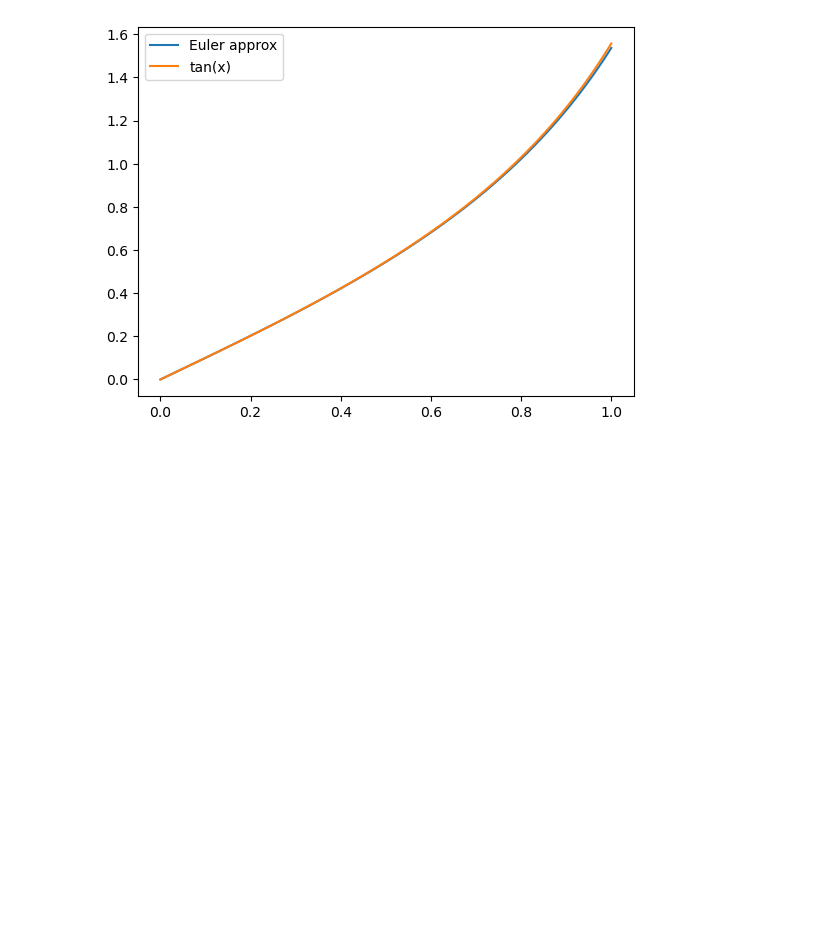
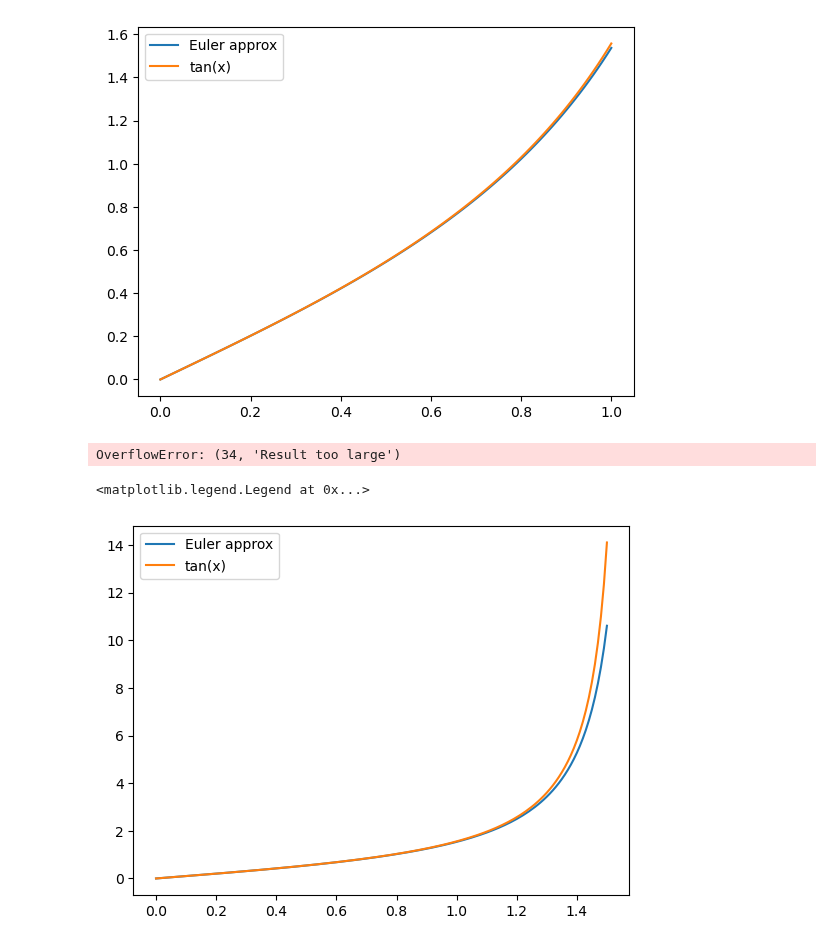
Before and after one commit to kparrine/Computational_Astro, a Jupyter notebook: C3/C3.ipynb, the cells around one changed output. Saved outputs shown, nothing was run; the diff lists cells and outputs as text; code cells hidden in the pictures; blank space fills up the shorter version.

```diff
--- a/C3/C3.ipynb
+++ b/C3/C3.ipynb
@@ -31,3 +39,18 @@ plt.legend()
 # %% [output]
 <matplotlib.legend.Legend at 0x...>
 [figure]
+# %%
+x_vals, y_vals = E_Method(xi=0,yi=0,steps=200) #this breaks because the value of y gets way too large
+plt.plot(x_vals,y_vals, label="Euler approx")
+plt.plot(x_vals,np.tan(x_vals),label = "tan(x)")
+plt.legend()
+# %% [output]
+OverflowError: (34, 'Result too large')
+# %%
+x_vals, y_vals = E_Method(xi=0,yi=0,steps=150)
+plt.plot(x_vals,y_vals, label="Euler approx")
+plt.plot(x_vals,np.tan(x_vals),label = "tan(x)")
+plt.legend()
+# %% [output]
+<matplotlib.legend.Legend at 0x...>
+[figure, added]
```
Also changed, not shown: parts of 14 cells of this notebook.
